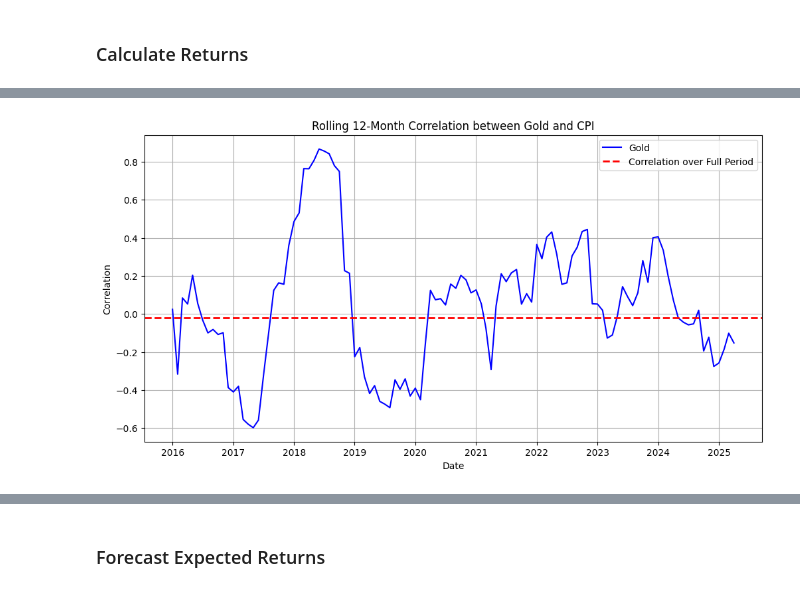
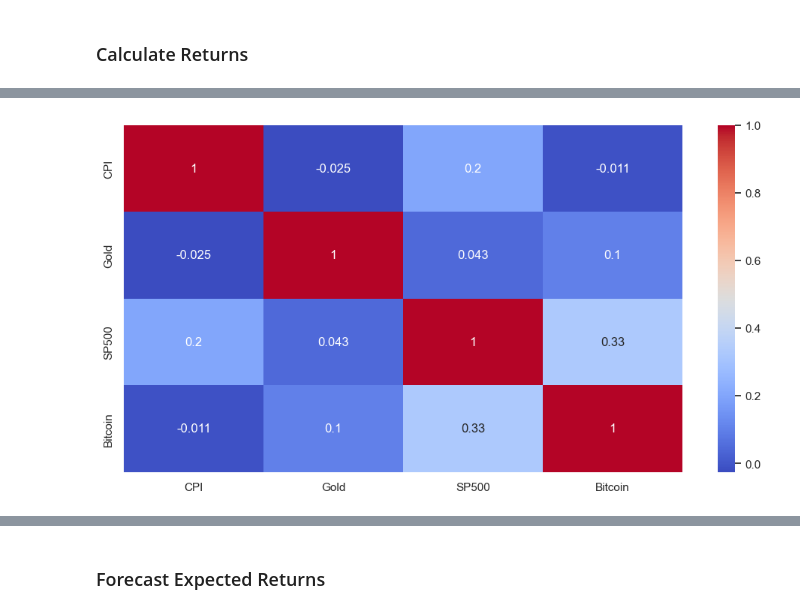
Before and after one commit to alexmcmullen80/BitcoinVsInflation, a Jupyter notebook: bitcoin.ipynb, the cells around one changed output, grey strips where cells are left out. Drawn from its saved outputs; the diff is of its cells as text; code cells hidden in the pictures.

```diff
--- a/bitcoin.ipynb
+++ b/bitcoin.ipynb
@@ -107,7 +118,10 @@ plt.show()
 ### Calculate Returns
 # %%
 #log of row divided by previous row
-asset_returns = np.log(adj_close_df / adj_close_df.shift(1)).dropna()
+asset_monthly_returns = adj_close_df.pct_change().dropna()
+
+asset_annual_returns = yearly_data.pct_change().dropna()
+
 
 cpi_returns = cpi_df.pct_change().dropna()
 
@@ -116,9 +130,10 @@ cpi_returns = cpi_df.pct_change().dropna()
 # print(cpi_returns)
 
 # assets_normalized = adj_close_df / adj_close_df.iloc[0]
-returns = pd.merge(cpi_returns, asset_returns, how='inner', on='Date')
+monthly_returns = pd.merge(cpi_returns, asset_monthly_returns, how='inner', on='Date')
 
-print(returns)
+
+print(monthly_returns)
 # %% [output]
                  CPI      Gold     SP500   Bitcoin
 Date
@@ -136,48 +151,50 @@ Date
 
 [123 rows x 4 columns]
 # %%
-corr_coefs = returns[['Gold', 'SP500', 'Bitcoin']].corrwith(returns['CPI'])
-print(returns[['CPI', 'Gold', 'SP500', 'Bitcoin']].corr())
+corr_coefs = monthly_returns[['Gold', 'SP500', 'Bitcoin']].corrwith(monthly_returns['CPI'])
+print(monthly_returns[['CPI', 'Gold', 'SP500', 'Bitcoin']].corr())
 # returns[['CPI', 'Gold', 'SP500', 'Bitcoin']].plot(figsize=(12,6), title="Asset Returns vs Inflation")
 
 plt.figure(figsize=(12,6))
 
+sns.heatmap(monthly_returns[['CPI', 'Gold', 'SP500', 'Bitcoin']].corr(), cmap='coolwarm', annot=True)
 # Plot rolling correlations with labels
-rolling_corr_gold = returns['Gold'].rolling(window=12).corr(returns['CPI']).dropna()
-rolling_corr_bitcoin = returns['Bitcoin'].rolling(window=12).corr(returns['CPI']).dropna()
-rolling_corr_sp500 = returns['SP500'].rolling(window=12).corr(returns['CPI']).dropna()
+rolling_corr_gold = monthly_returns['Gold'].rolling(window=12).corr(monthly_returns['CPI']).dropna()
+rolling_corr_bitcoin = monthly_returns['Bitcoin'].rolling(window=12).corr(monthly_returns['CPI']).dropna()
+rolling_corr_sp500 = monthly_returns['SP500'].rolling(window=12).corr(monthly_returns['CPI']).dropna()
+
+
+fig, axes = plt.subplots(1, 3, figsize=(18, 5))
 
 # Gold vs CPI
-plt.figure(figsize=(12, 6))
-plt.plot(rolling_corr_gold, label='Gold', color='blue')
-plt.axhline(y=corr_coefs['Gold'], color='red', linestyle='--', linewidth=2, label='Correlation over Full Period')
-plt.title('Rolling 12-Month Correlation between Gold and CPI')
-plt.xlabel('Date')
-plt.ylabel('Correlation')
-plt.grid(True)
-plt.legend()
-plt.show()
+rolling_corr_gold.plot(ax=axes[0], label='Gold', color='blue')
+axes[0].axhline(y=corr_coefs['Gold'], color='red', linestyle='--', linewidth=2, label='Average Correlation')
+axes[0].set_ylabel('Correlation')
+axes[0].set_title('Gold')
+axes[0].legend()
+axes[0].set_ylim(-1, 1)
 
 # Bitcoin vs CPI
-plt.figure(figsize=(12, 6))
-plt.plot(rolling_corr_bitcoin, label='Bitcoin', color='blue')
-plt.title('Rolling 12-Month Correlation between Bitcoin and CPI')
-plt.axhline(y=corr_coefs['Bitcoin'], color='red', linestyle='--', linewidth=2, label='Correlation over Full Period')
-plt.xlabel('Date')
-plt.ylabel('Correlation')
-plt.grid(True)
-plt.legend()
+rolling_corr_bitcoin.plot(ax=axes[1], label='Bitcoin', color='blue')
+axes[1].axhline(y=corr_coefs['Bitcoin'], color='red', linestyle='--', linewidth=2, label='Average Correlation')
+axes[1].set_ylabel('Correlation')
+axes[1].set_title('Bitcoin')
+axes[1].legend()
+axes[1].set_ylim(-1, 1)
+
+# S&P 500 vs CPI
+rolling_corr_sp500.plot(ax=axes[2], label='SP500', color='blue')
+axes[2].axhline(y=corr_coefs['SP500'], color='red', linestyle='--', linewidth=2, label='Average Correlation')
+axes[2].set_ylabel('Correlation')
+axes[2].set_title('SP500')
+axes[2].legend()
+axes[2].set_ylim(-1, 1)
+# plt.title('Rolling 12-Month Correlation between Gold and CPI')
+# plt.xlabel('Date')
+# plt.ylabel('Correlation')
+
+plt.tight_layout()
+plt.suptitle('Rolling 12-Month Correlation between Asset Returns and Inflation', fontsize=16, y=1.05)
 plt.show()
-
-# S&P500 vs CPI
-plt.figure(figsize=(12, 6))
-plt.plot(rolling_corr_sp500, label='S&P500', color='blue')
-plt.title('Rolling 12-Month Correlation between S&P500 and CPI')
-plt.axhline(y=corr_coefs['SP500'], color='red', linestyle='--', linewidth=2, label='Correlation over Full Period')
-plt.xlabel('Date')
-plt.ylabel('Correlation')
-plt.grid(True)
-plt.legend()
-plt.show()
 # %% [output]
               CPI      Gold     SP500   Bitcoin
@@ -189 +205 @@ Bitcoin -0.011663  0.078385  0.335934  1.000000
-[figure, old version]
+[figure, new version]
```
Also changed, not shown: parts of 12 cells of this notebook.
